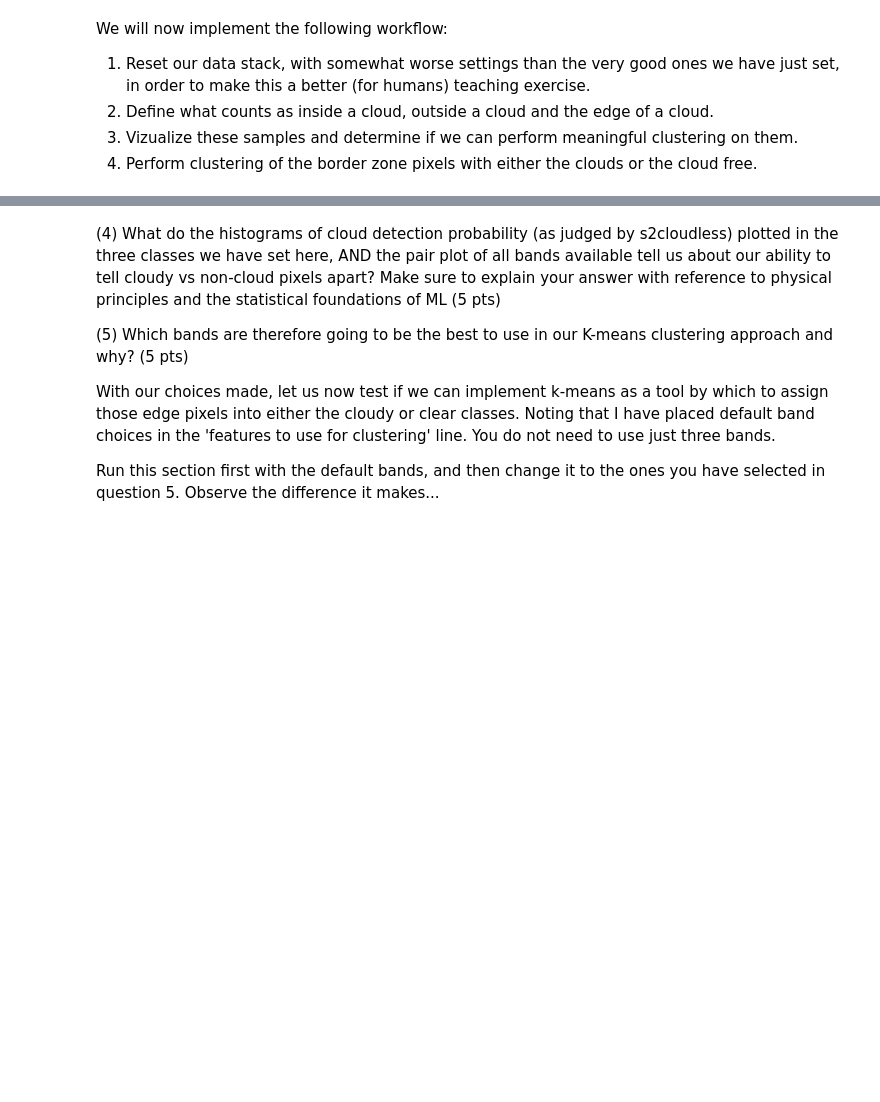
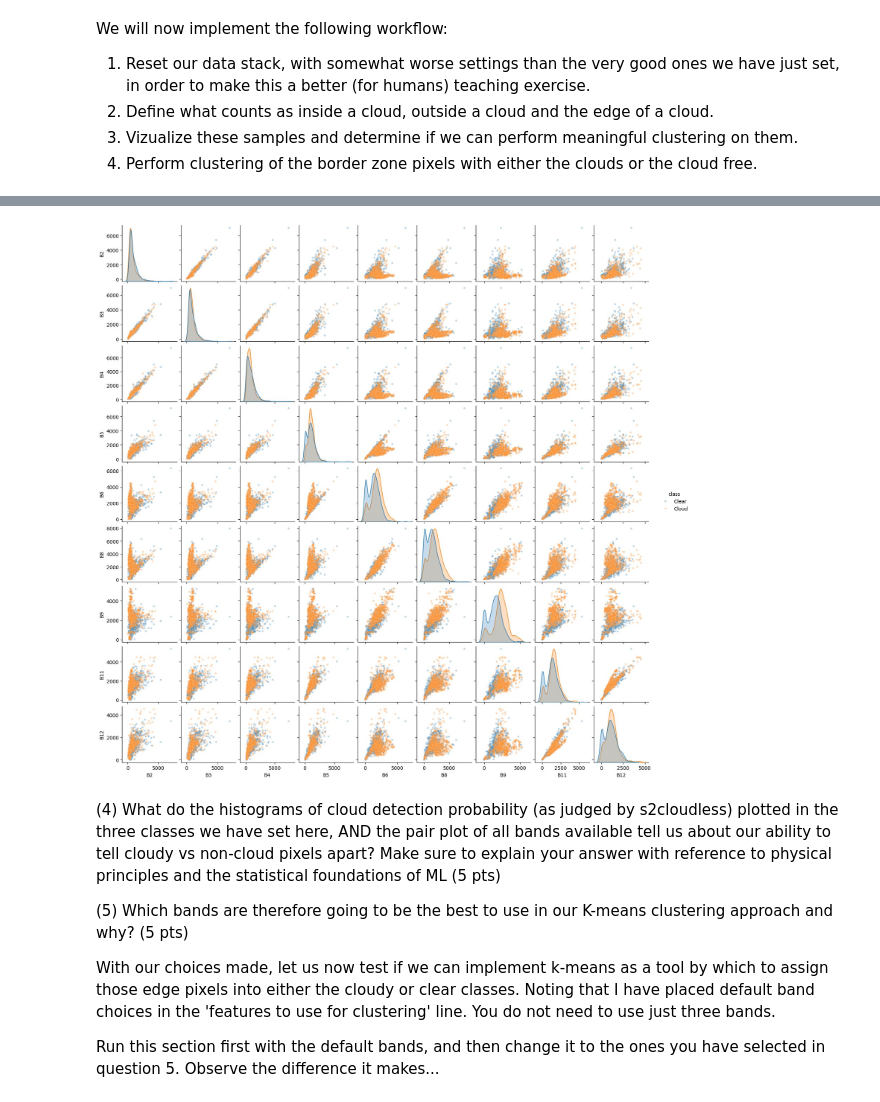
Before and after one commit to rwan407-ctrl/GEOG761-Labs, a Jupyter notebook: 761_Lab3.ipynb, the cells around one changed output, grey strips where cells are left out. Saved outputs shown, nothing was run; the diff lists cells and outputs as text; code cells hidden in the pictures; blank space fills up the shorter version.

```diff
--- a/761_Lab3.ipynb
+++ b/761_Lab3.ipynb
@@ -353,23 +489,29 @@ plt.show()
 # %%
 # Plot out all the bands, by the two 'labelled' classes that we want to discriminate between
-# Add class labels
-cloud_df['class'] = 'Cloud'
-clear_df['class'] = 'Clear'
+# ｜ 画出全部波段的两两配对图，看云/晴两类在每个波段平面里能不能分开
+# Add class labels ｜ 打上类别标签
+cloud_df['class'] = 'Cloud'                          # 云类
+clear_df['class'] = 'Clear'                          # 晴类
 
-# Combine to one df
-combined_df = pd.concat([cloud_df, clear_df])
+# Combine to one df ｜ 合并成一张表
+combined_df = pd.concat([cloud_df, clear_df])        # 纵向拼接
 
-# We will carry out somne class balancing here
-# Find smallest class count
-min_count = combined_df['class'].value_counts().min()
+# We will carry out somne class balancing here ｜ 做类平衡（两类数量差很多）
+# Find smallest class count ｜ 找出较少那类的数量
+min_count = combined_df['class'].value_counts().min()                # 少数类样本数
 
-# Downsample each class to min_count
-balanced_df = combined_df.groupby('class').sample(n=min_count, random_state=42)
+# Downsample each class to min_count ｜ 每类都下采样到该数量
+balanced_df = combined_df.groupby('class').sample(n=min_count, random_state=42)  # 平衡后的表
 
-# Now plot with balanced_df
+# Now plot with balanced_df ｜ 用平衡后的数据画配对图
 # This is going to make a big plot that you will have to scroll around! Pay particular attention to the histogram plots on the diagonal.
-bands = ['B2', 'B3', 'B4', 'B5', 'B6' , 'B8', 'B9', 'B11', 'B12']
-sns.pairplot(balanced_df, vars=bands, hue='class', plot_kws={'alpha':0.3, 's':15}, height=2.5)
+# ｜ 图很大要滚动看；重点看对角线上的直方图（单波段可分性）
+bands = ['B2', 'B3', 'B4', 'B5', 'B6' , 'B8', 'B9', 'B11', 'B12']   # 参与配对的波段
+sns.pairplot(balanced_df, vars=bands, hue='class', plot_kws={'alpha':0.3, 's':15}, height=1.8)   # 9×9 配对图（height 调小控制体积）
+plt.savefig(f'{FIGDIR}/fig_q4_pairplot.png', dpi=80, bbox_inches='tight')        # 存盘（Q4 证据）
+plt.show()                                           # 显示
+# %% [output]
+[figure, added]
 # %% [markdown]
 (4) What do the histograms of cloud detection probability (as judged by s2cloudless) plotted in the three classes we have set here, AND the pair plot of all bands available tell us about our ability to tell cloudy vs non-cloud pixels apart? Make sure to explain your answer with reference to physical principles and the statistical foundations of ML (5 pts)
 
```
Also changed, not shown: parts of 49 cells of this notebook, 13 other files.
